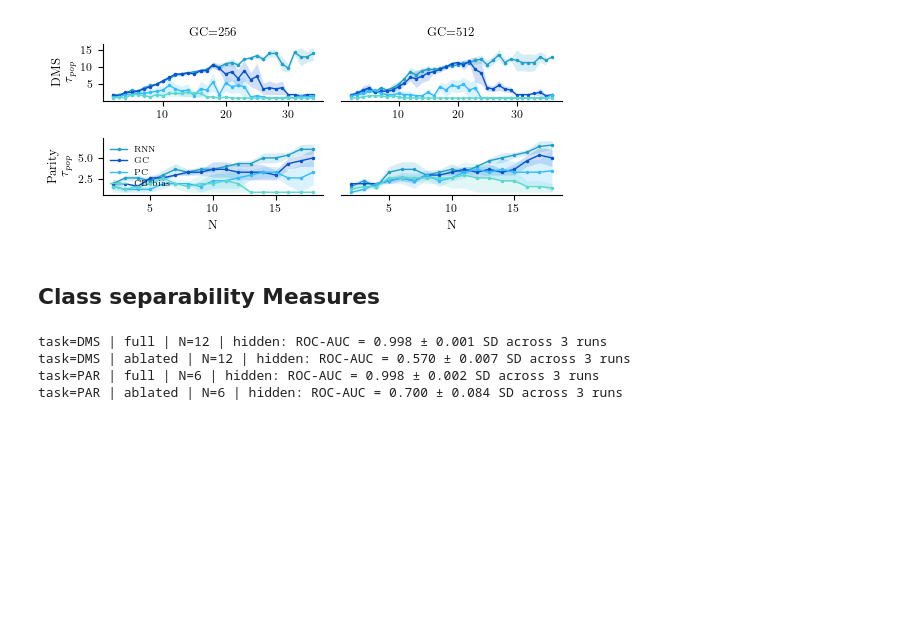
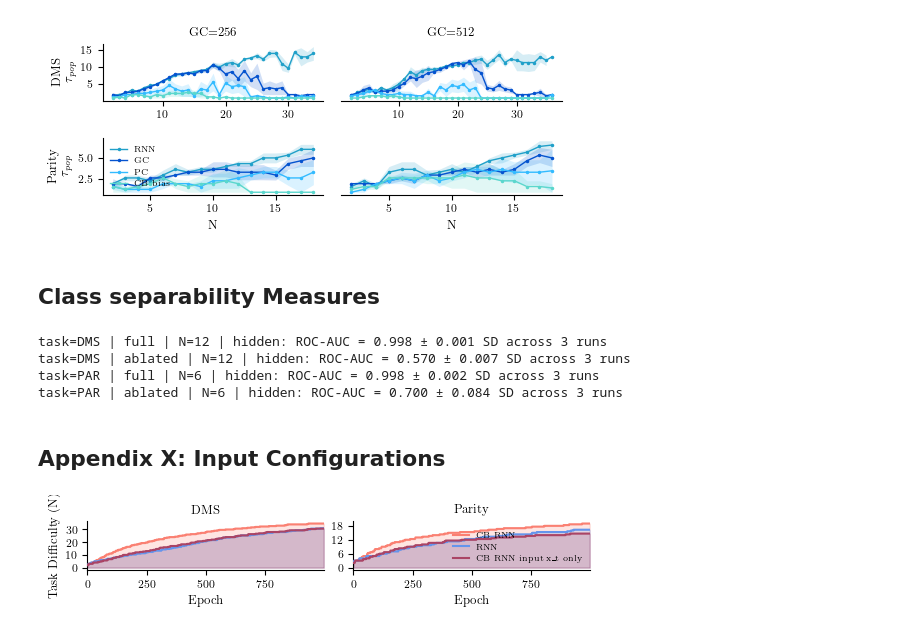
Before and after one commit to AlexVoce/Cortico-cerebellar_RNNs, a Jupyter notebook: final_analysis_figs.ipynb, the cells around one changed output. Drawn from its saved outputs; the diff is of its cells as text; code cells hidden in the pictures; blank space fills up the shorter version.

```diff
--- a/final_analysis_figs.ipynb
+++ b/final_analysis_figs.ipynb
@@ -1699,3 +1699,63 @@ task=DMS | full | N=12 | hidden: ROC-AUC = 0.998 ± 0.001 SD across 3 runs
 task=DMS | ablated | N=12 | hidden: ROC-AUC = 0.570 ± 0.007 SD across 3 runs
 task=PAR | full | N=6 | hidden: ROC-AUC = 0.998 ± 0.002 SD across 3 runs
 task=PAR | ablated | N=6 | hidden: ROC-AUC = 0.700 ± 0.084 SD across 3 runs
+# %% [markdown]
+## Appendix X: Input Configurations
+# %%
+dms_dir = RESULTS_DIR / "single_task/dms_multistyle_repeats"
+
+parity_dir = RESULTS_DIR / "single_task/parity_multistyle_repeats"
+
+groups = {
+    "CB RNN": {
+        "pattern": "gc256_RNNlr0.01_CBlr0.01_CBinput_simult",
+        "color": "salmon"
+    },
+    "RNN": {
+        "pattern": "elman_size_202_noCB",
+        "color": "cornflowerblue"
+    },
+    "CB RNN input x_t only": {
+        "pattern": "gc256_RNNlr0.01_CBlr0.01_CBinput_noH",
+        "color": "#AA4465"
+    },
+}
+
+task_dirs = {
+    "DMS": dms_dir,
+    "Parity": parity_dir,
+}
+
+clip_lens = {
+    "DMS": 1000,
+    "Parity": 1000,
+}
+
+clip_Ns = {
+    "DMS": None,
+    "Parity": None,
+}
+
+task_titles = {
+    "DMS": "DMS",
+    "Parity": "Parity",
+}
+
+task_aggs1, fig, axs = average_and_plot_runs_multitask(
+    task_dirs=task_dirs,
+    groups=groups,
+    clip_lens=clip_lens,
+    clip_Ns=clip_Ns,
+    task_titles=task_titles,
+    figure_title="",
+    plot_metric2="loss",   # or "acc"
+    log_y2=True,
+    # figsize=(12, 3),
+    sharey_top=False,
+    shade_auc=True,
+    fig_height=1.1,
+    shade_sem=False,
+    sharey_bottom=True,
+)
+# %% [output]
+[figure, added]
```
Also changed, not shown: parts of 2 cells of this notebook, 4 other files.
